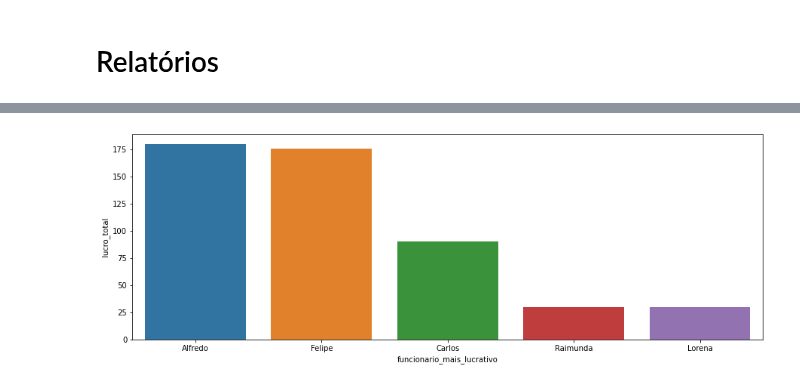
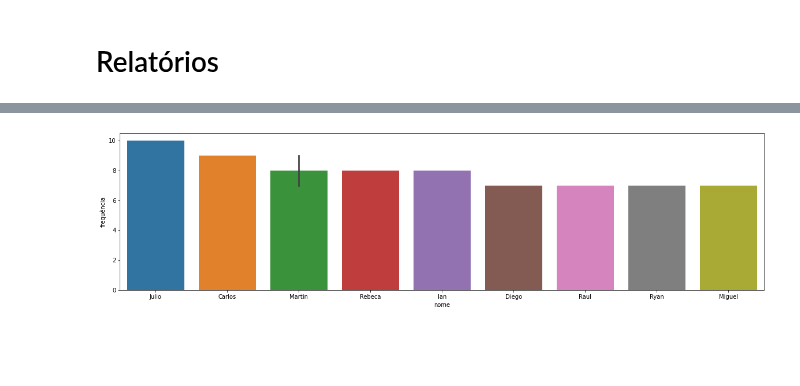
Before and after one commit to Julymusso/Template_Trab_BD1_2020, a Jupyter notebook: BD1_Relatorios_BarbeariaGourmet.ipynb, the cells around one changed output, grey strips where cells are left out. Drawn from its saved outputs; the diff is of its cells as text; code cells hidden in the pictures; blank space fills up the shorter version.

```diff
--- a/BD1_Relatorios_BarbeariaGourmet.ipynb
+++ b/BD1_Relatorios_BarbeariaGourmet.ipynb
@@ -18,7 +18,7 @@ import psycopg2
 # %% [markdown]
 ### Usando psycopg2 para configurar conexão
 # %%
-conn = psycopg2.connect(host="kesavan.db.elephantsql.com",database="oideavcv",user="oideavcv",password="7cibtyxbx4enbjhxvyrlZpzVQvPExrBJ")
+conn = psycopg2.connect(host="fanny.db.elephantsql.com", database="dcekjmnn", user="dcekjmnn", password="jlWxlcP-vQKVJap5lBFaN2XfqjHWpd1F")
 # %% [markdown]
 # Relatórios
 # %% [markdown]
@@ -86,0 +151,9 @@ res
+# %%
+res = pd.read_sql_query(""" SELECT DISTINCT pessoa.nome, pessoa.sobrenome, pessoa.cpf, count(ordem_servico.fk_pessoa_id_pessoa) as frequência
+from pessoa as pessoa
+inner join ordem_servico on (ordem_servico.fk_pessoa_id_pessoa=pessoa.id_pessoa)
+where ordem_servico.status='Executado'
+group by pessoa.nome, pessoa.sobrenome, pessoa.cpf
+order by frequência desc
+limit 10""", conn)
+res
@@ -87,5 +172,5 @@ res
 # %%
-plt.figure(figsize=(15,5));
-sns.barplot(x='funcionario_mais_lucrativo',y='lucro_total',data=res,);
+plt.figure(figsize=(20,5));
+sns.barplot(x='nome',y='frequência', data=res);
 # %% [output]
-[figure, old version]
+[figure, new version]
```
Also changed, not shown: parts of 23 cells of this notebook.
